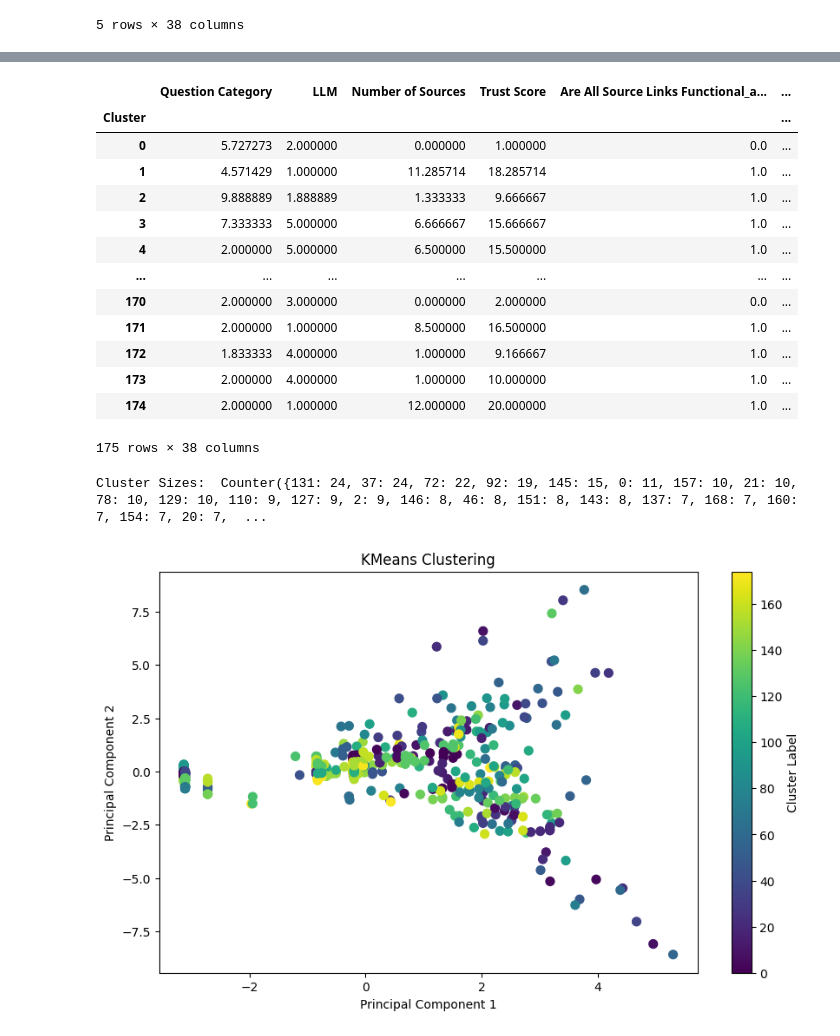
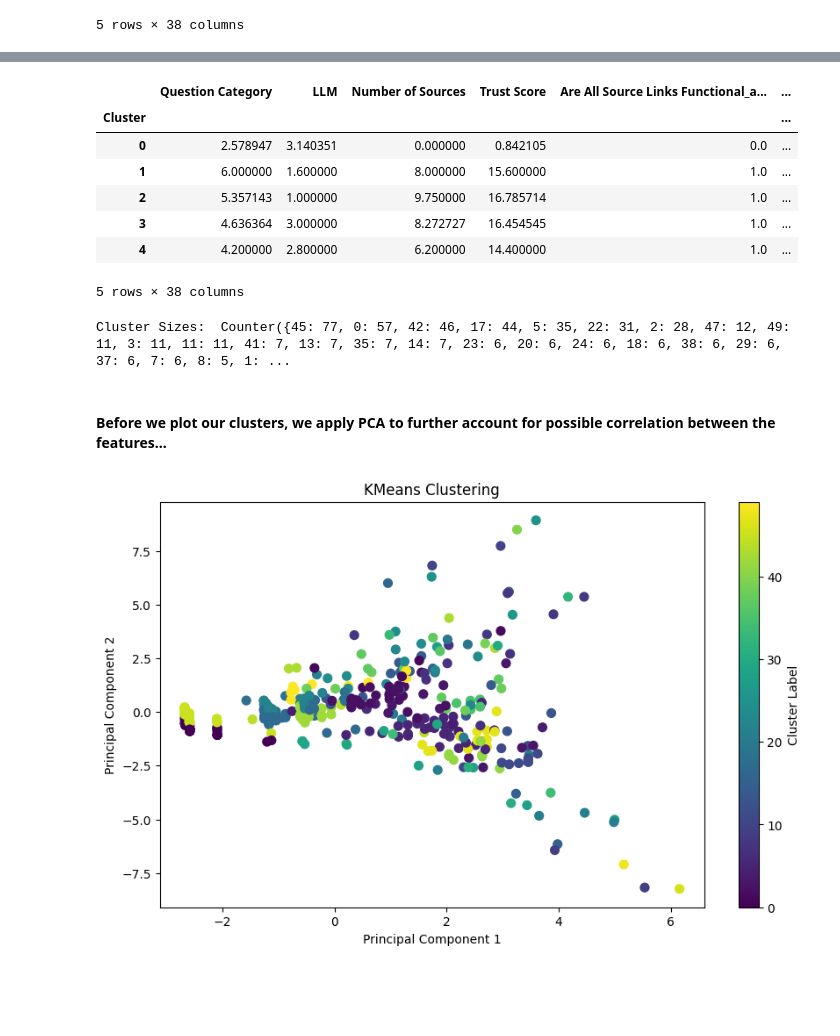
Before and after one commit to agreen8911/Building-Transparency-in-Search-Based-AI, a Jupyter notebook: models/clustering.ipynb, the cells around one changed output, grey strips where cells are left out. Cells and saved outputs as stored; diff of their text form; code cells hidden in the pictures; blank space fills up the shorter version.

```diff
--- a/models/clustering.ipynb
+++ b/models/clustering.ipynb
@@ -70,0 +94,2 @@ display(df_reduced_scaled.head())
+# %%
+df_reduced_scaled.drop(columns='Unnamed: 10', inplace=True)
@@ -117,5 +150,5 @@ Number of clusters: 190, silhouette score: 0.4819531949563403
 # %%
-kmeans = KMeans(n_clusters=175, random_state=42).fit(df_reduced_scaled)
+kmeans = KMeans(n_clusters=50, random_state=42).fit(df_reduced_scaled)
 # %%
 from collections import Counter
 cluster_sizes = Counter(kmeans.labels_)
@@ -136,39 +175,34 @@ df_reduced.head()
 # %%
 cluster_summary = df_reduced.groupby('Cluster').mean()
-display(cluster_summary)
+cluster_summary.head()
 # %% [output]
 |  | Question Category | LLM | Number of Sources | Trust Score | Are All Source Links Functional_a... | ... |
 | Cluster |  |  |  |  |  | ... |
-| 0 | 5.727273 | 2.000000 | 0.000000 | 1.000000 | 0.0 | ... |
-| 1 | 4.571429 | 1.000000 | 11.285714 | 18.285714 | 1.0 | ... |
-| 2 | 9.888889 | 1.888889 | 1.333333 | 9.666667 | 1.0 | ... |
-| 3 | 7.333333 | 5.000000 | 6.666667 | 15.666667 | 1.0 | ... |
-| 4 | 2.000000 | 5.000000 | 6.500000 | 15.500000 | 1.0 | ... |
-| ... | ... | ... | ... | ... | ... | ... |
-| 170 | 2.000000 | 3.000000 | 0.000000 | 2.000000 | 0.0 | ... |
-| 171 | 2.000000 | 1.000000 | 8.500000 | 16.500000 | 1.0 | ... |
-| 172 | 1.833333 | 4.000000 | 1.000000 | 9.166667 | 1.0 | ... |
-| 173 | 2.000000 | 4.000000 | 1.000000 | 10.000000 | 1.0 | ... |
-| 174 | 2.000000 | 1.000000 | 12.000000 | 20.000000 | 1.0 | ... |
+| 0 | 2.578947 | 3.140351 | 0.000000 | 0.842105 | 0.0 | ... |
+| 1 | 6.000000 | 1.600000 | 8.000000 | 15.600000 | 1.0 | ... |
+| 2 | 5.357143 | 1.000000 | 9.750000 | 16.785714 | 1.0 | ... |
+| 3 | 4.636364 | 3.000000 | 8.272727 | 16.454545 | 1.0 | ... |
+| 4 | 4.200000 | 2.800000 | 6.200000 | 14.400000 | 1.0 | ... |
-175 rows × 38 columns
+5 rows × 38 columns
 # %%
 cluster_sizes = Counter(kmeans.labels_)
 print("Cluster Sizes: ", cluster_sizes)
 # %% [output]
-Cluster Sizes:  Counter({131: 24, 37: 24, 72: 22, 92: 19, 145: 15, 0: 11, 157: 10, 21: 10, 78: 10, 129: 10, 110: 9, 127: 9, 2: 9, 146: 8, 46: 8, 151: 8, 143: 8, 137: 7, 168: 7, 160: 7, 154: 7, 20: 7,  ...
+Cluster Sizes:  Counter({45: 77, 0: 57, 42: 46, 17: 44, 5: 35, 22: 31, 2: 28, 47: 12, 49: 11, 3: 11, 11: 11, 41: 7, 13: 7, 35: 7, 14: 7, 23: 6, 20: 6, 24: 6, 18: 6, 38: 6, 29: 6, 37: 6, 7: 6, 8: 5, 1: ...
+# %% [markdown]
+#### Before we plot our clusters, we apply PCA to further account for possible correlation between the features...
 # %%
-from sklearn.decomposition import PCA
 
-pca = PCA(n_components=2)
+pca = PCA(n_components=37)
 df_reduced_pca = pca.fit_transform(df_reduced_scaled)
 
 plt.figure(figsize=(10, 6))
 scatter = plt.scatter(df_reduced_pca[:, 0], df_reduced_pca[:, 1], c=kmeans.labels_, cmap='viridis', s=50)
 plt.colorbar(scatter, label='Cluster Label')
 
 plt.xlabel('Principal Component 1')
 plt.ylabel('Principal Component 2')
 plt.title('KMeans Clustering')
 plt.show()
 # %% [output]
-[figure, old version]
+[figure, new version]
```
Also changed, not shown: parts of 12 cells of this notebook, 1 other file.
